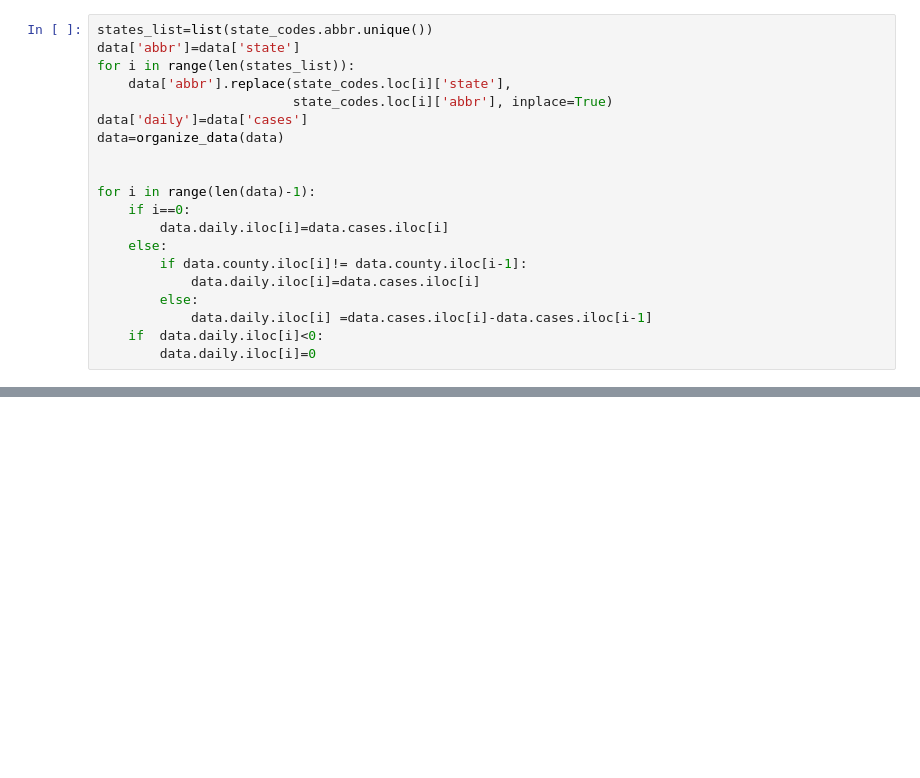
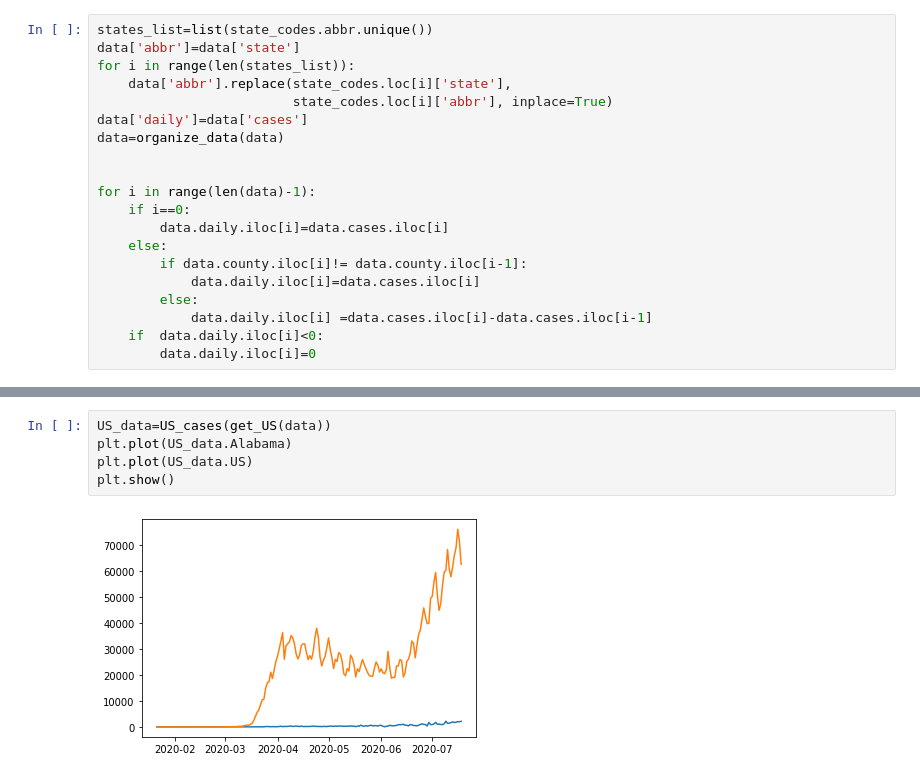
Before and after one commit to leadinghammp/COVID-19-Near-Me, a Jupyter notebook: Specific_Places.ipynb, the cells around one changed output, grey strips where cells are left out. Saved outputs shown, nothing was run; the diff lists cells and outputs as text; blank space fills up the shorter version.

```diff
--- a/Specific_Places.ipynb
+++ b/Specific_Places.ipynb
@@ -141,0 +158,7 @@ state_cases(data,state)
+# %%
+US_data=US_cases(get_US(data))
+plt.plot(US_data.Alabama)
+plt.plot(US_data.US)
+plt.show()
+# %% [output]
+[figure, added]
```
Also changed, not shown: parts of 12 cells of this notebook.
